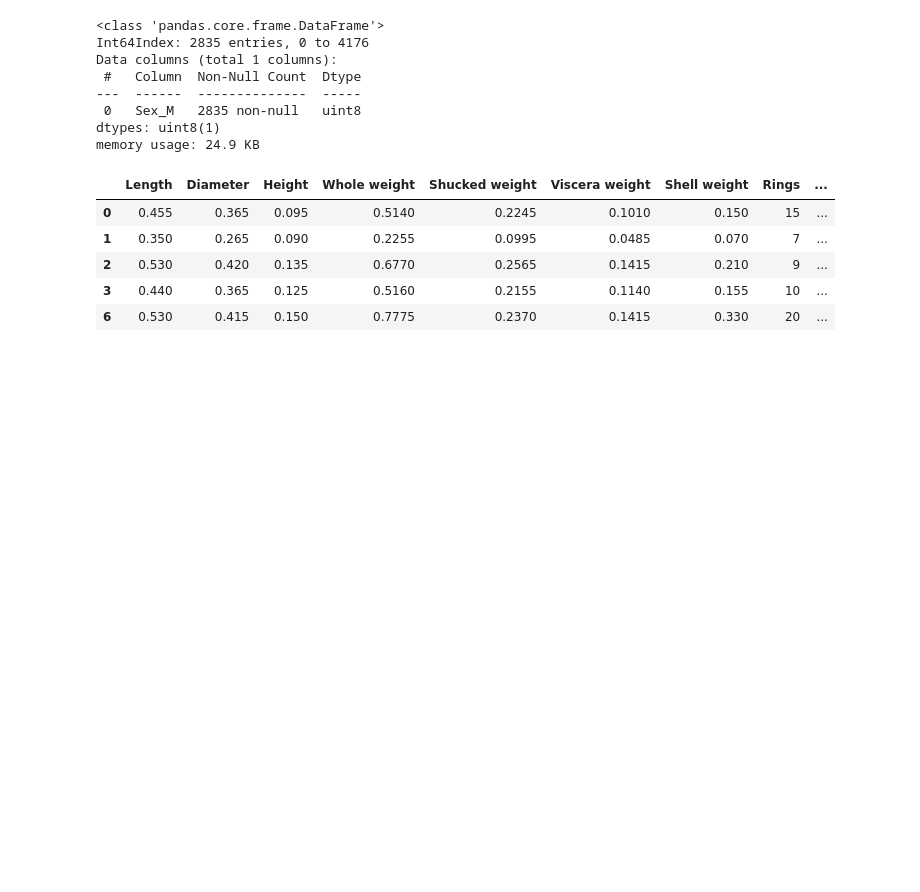
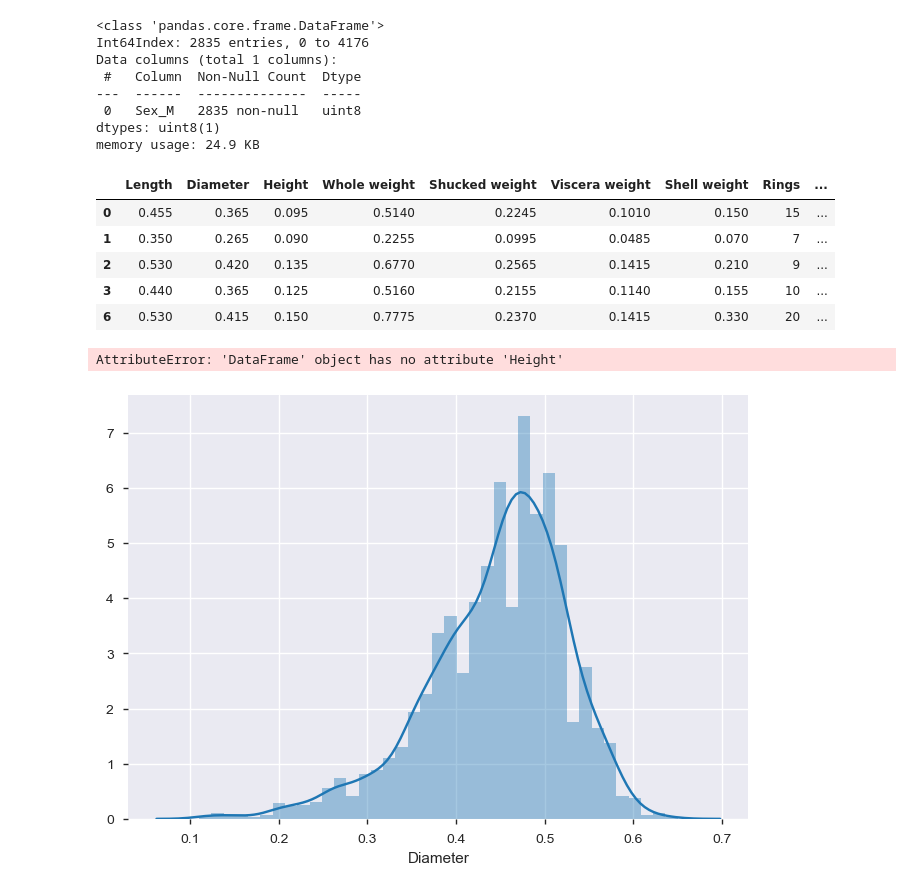
Before and after one commit to sateesh12/bin_utils, a Jupyter notebook: Logistics_Regression.ipynb, the cells around one changed output. Cells and saved outputs as stored; diff of their text form; code cells hidden in the pictures; blank space fills up the shorter version.

Commit message:
Trying to figure out why Length is not working

```diff
--- a/Logistics_Regression.ipynb
+++ b/Logistics_Regression.ipynb
@@ -190,3 +190,19 @@ fdf.head()
 | 2 | 0.530 | 0.420 | 0.135 | 0.6770 | 0.2565 | 0.1415 | 0.210 | 9 | ... |
 | 3 | 0.440 | 0.365 | 0.125 | 0.5160 | 0.2155 | 0.1140 | 0.155 | 10 | ... |
 | 6 | 0.530 | 0.415 | 0.150 | 0.7775 | 0.2370 | 0.1415 | 0.330 | 20 | ... |
+# %%
+#Do a Pandas profiling to check if the varibales need to be standardized.
+import pandas_profiling
+import pandas as pd
+#report = pandas_profiling.ProfileReport(df)
+#pd.show_versions()
+#report.to_file("abelone_profile.html")
+
+#As Pandas profiling is not working manually plot the variables to check if they are normally distributed or not.
+import seaborn as sns
+sns.distplot(fdf.Diameter)
+#sns.distplot(fdf.Height)
+fdf[]
+# %% [output]
+AttributeError: 'DataFrame' object has no attribute 'Height'
+[figure, added]
```
Also changed, not shown: parts of 1 cell of this notebook.
